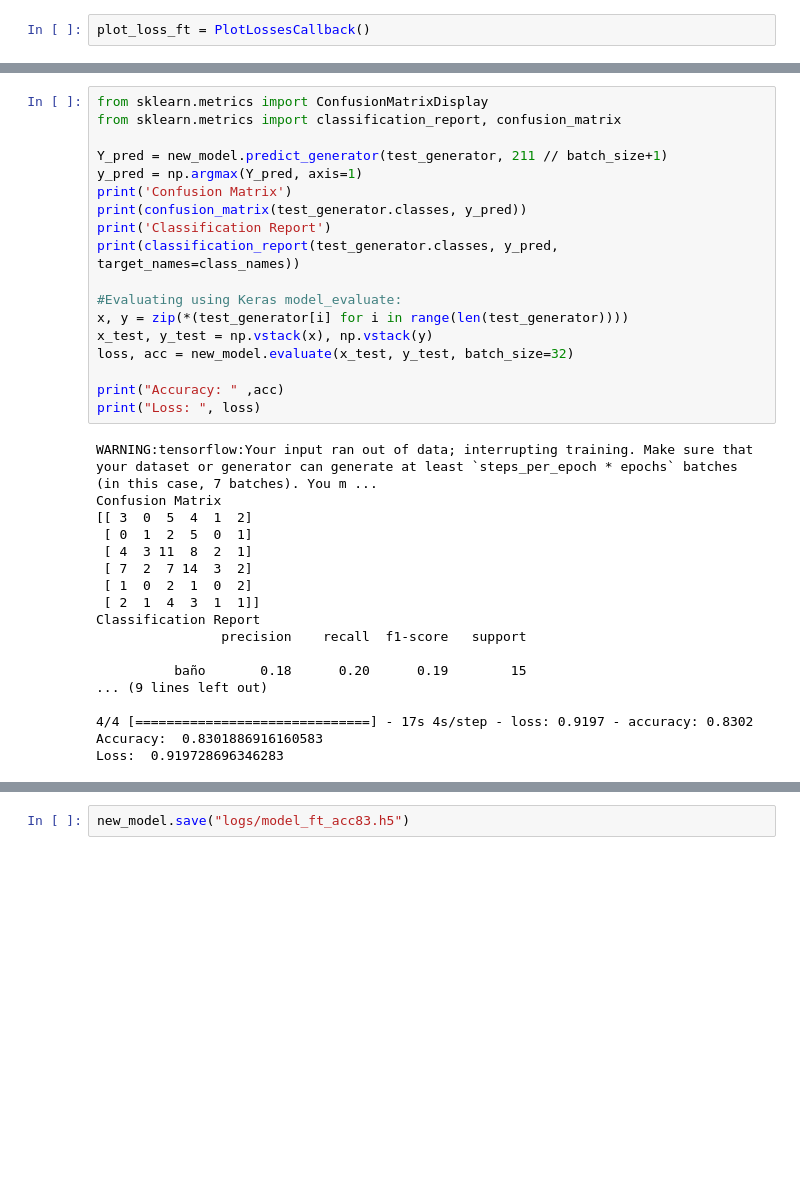
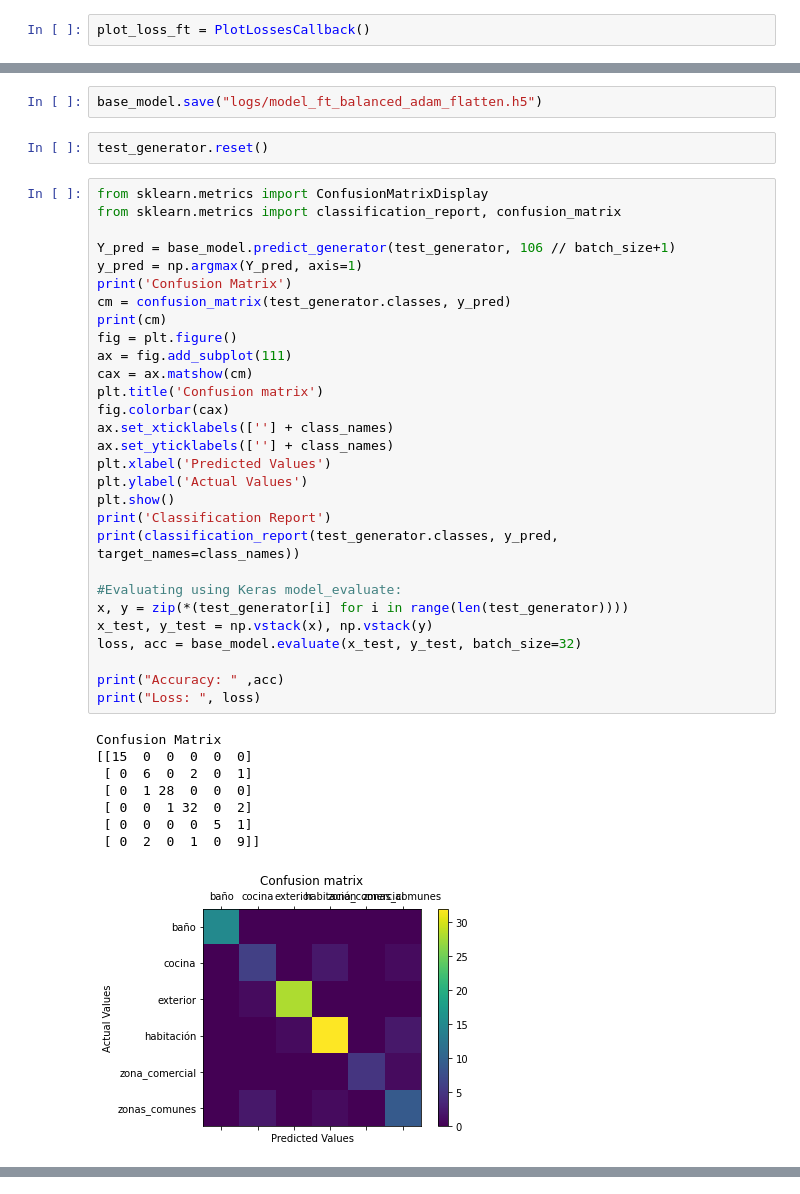
Before and after one commit to igonzf06/ros_computervision, a Jupyter notebook: CNN/tfm_transferlearning.ipynb, the cells around one changed output, grey strips where cells are left out. Saved outputs shown, nothing was run; the diff lists cells and outputs as text; blank space fills up the shorter version.

```diff
--- a/CNN/tfm_transferlearning.ipynb
+++ b/CNN/tfm_transferlearning.ipynb
@@ -451,36 +487,42 @@ plt.show()
+# %%
+base_model.save("logs/model_ft_balanced_adam_flatten.h5")
+# %%
+test_generator.reset()
 # %%
 from sklearn.metrics import ConfusionMatrixDisplay
 from sklearn.metrics import classification_report, confusion_matrix
 
-Y_pred = new_model.predict_generator(test_generator, 211 // batch_size+1)
+Y_pred = base_model.predict_generator(test_generator, 106 // batch_size+1)
 y_pred = np.argmax(Y_pred, axis=1)
 print('Confusion Matrix')
-print(confusion_matrix(test_generator.classes, y_pred))
+cm = confusion_matrix(test_generator.classes, y_pred)
+print(cm)
+fig = plt.figure()
+ax = fig.add_subplot(111)
+cax = ax.matshow(cm)
+plt.title('Confusion matrix')
+fig.colorbar(cax)
+ax.set_xticklabels([''] + class_names)
+ax.set_yticklabels([''] + class_names)
+plt.xlabel('Predicted Values')
+plt.ylabel('Actual Values')
+plt.show()
 print('Classification Report')
 print(classification_report(test_generator.classes, y_pred, target_names=class_names))
 
 #Evaluating using Keras model_evaluate:
 x, y = zip(*(test_generator[i] for i in range(len(test_generator))))
 x_test, y_test = np.vstack(x), np.vstack(y)
-loss, acc = new_model.evaluate(x_test, y_test, batch_size=32)
+loss, acc = base_model.evaluate(x_test, y_test, batch_size=32)
 
 print("Accuracy: " ,acc)
 print("Loss: ", loss)
 # %% [output]
-WARNING:tensorflow:Your input ran out of data; interrupting training. Make sure that your dataset or generator can generate at least `steps_per_epoch * epochs` batches (in this case, 7 batches). You m ...
 Confusion Matrix
-[[ 3  0  5  4  1  2]
- [ 0  1  2  5  0  1]
- [ 4  3 11  8  2  1]
- [ 7  2  7 14  3  2]
- [ 1  0  2  1  0  2]
- [ 2  1  4  3  1  1]]
-Classification Report
-                precision    recall  f1-score   support
-
-          baño       0.18      0.20      0.19        15
-... (9 lines left out)
-
-4/4 [==============================] - 17s 4s/step - loss: 0.9197 - accuracy: 0.8302
-Accuracy:  0.8301886916160583
-Loss:  0.919728696346283
+[[15  0  0  0  0  0]
+ [ 0  6  0  2  0  1]
+ [ 0  1 28  0  0  0]
+ [ 0  0  1 32  0  2]
+ [ 0  0  0  0  5  1]
+ [ 0  2  0  1  0  9]]
+[figure, added]
@@ -487,5 +546,3 @@ Loss:  0.919728696346283
-# %%
-new_model.save("logs/model_ft_acc83.h5")
 # %%
 # Generate predictions
 true_classes = test_generator.classes
```
Also changed, not shown: parts of 33 cells of this notebook, 9 other files.
